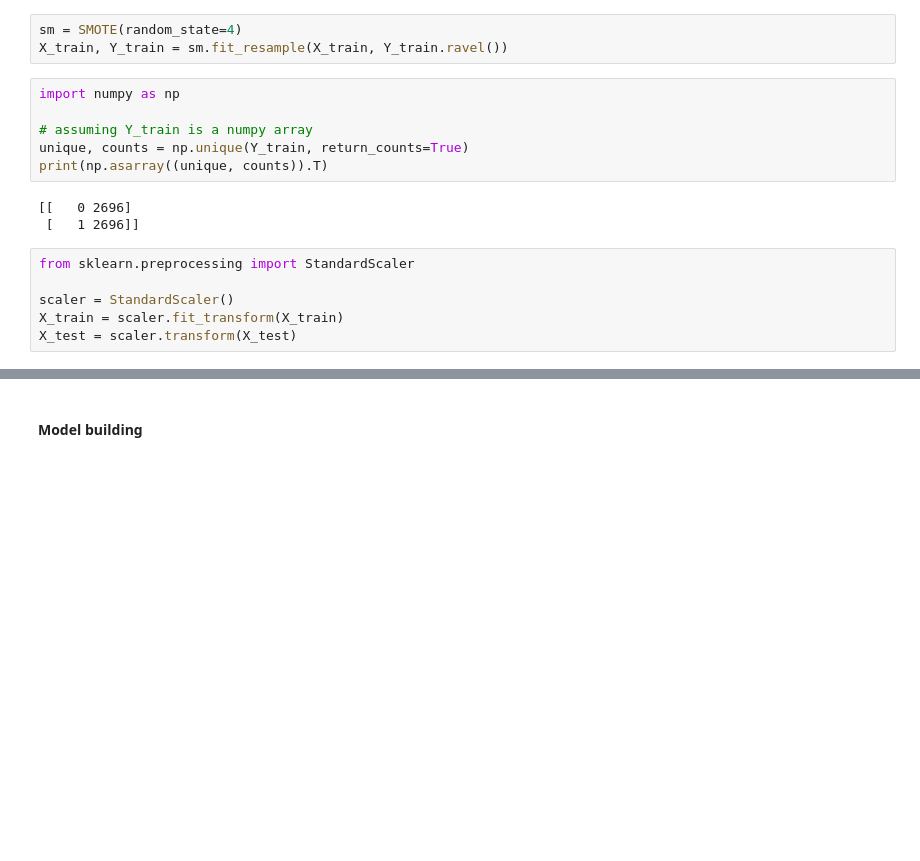
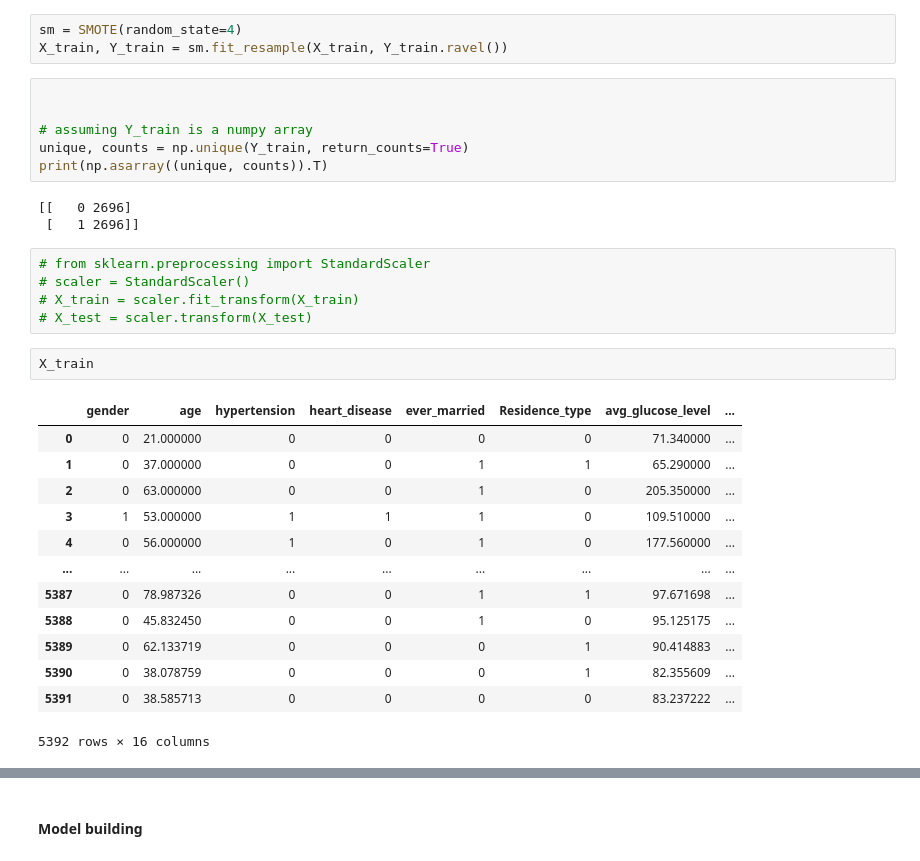
Before and after one commit to IT21925290/FDM_Mini_Project, a Jupyter notebook: Script&model/StrokeScript.ipynb, the cells around one changed output, grey strips where cells are left out. Drawn from its saved outputs; the diff is of its cells as text; blank space fills up the shorter version.

```diff
--- a/Script&model/StrokeScript.ipynb
+++ b/Script&model/StrokeScript.ipynb
@@ -335,7 +324,7 @@ balancing the training dataset using SMOTE
 sm = SMOTE(random_state=4)
 X_train, Y_train = sm.fit_resample(X_train, Y_train.ravel())
 # %%
-import numpy as np
+
 
 # assuming Y_train is a numpy array
 unique, counts = np.unique(Y_train, return_counts=True)
@@ -344,8 +333,23 @@ print(np.asarray((unique, counts)).T)
 [[   0 2696]
  [   1 2696]]
 # %%
-from sklearn.preprocessing import StandardScaler
-
-scaler = StandardScaler()
-X_train = scaler.fit_transform(X_train)
-X_test = scaler.transform(X_test)
+# from sklearn.preprocessing import StandardScaler
+# scaler = StandardScaler()
+# X_train = scaler.fit_transform(X_train)
+# X_test = scaler.transform(X_test)
+# %%
+X_train
+# %% [output]
+|  | gender | age | hypertension | heart_disease | ever_married | Residence_type | avg_glucose_level | ... |
+| 0 | 0 | 21.000000 | 0 | 0 | 0 | 0 | 71.340000 | ... |
+| 1 | 0 | 37.000000 | 0 | 0 | 1 | 1 | 65.290000 | ... |
+| 2 | 0 | 63.000000 | 0 | 0 | 1 | 0 | 205.350000 | ... |
+| 3 | 1 | 53.000000 | 1 | 1 | 1 | 0 | 109.510000 | ... |
+| 4 | 0 | 56.000000 | 1 | 0 | 1 | 0 | 177.560000 | ... |
+| ... | ... | ... | ... | ... | ... | ... | ... | ... |
+| 5387 | 0 | 78.987326 | 0 | 0 | 1 | 1 | 97.671698 | ... |
+| 5388 | 0 | 45.832450 | 0 | 0 | 1 | 0 | 95.125175 | ... |
+| 5389 | 0 | 62.133719 | 0 | 0 | 0 | 1 | 90.414883 | ... |
+| 5390 | 0 | 38.078759 | 0 | 0 | 0 | 1 | 82.355609 | ... |
+| 5391 | 0 | 38.585713 | 0 | 0 | 0 | 0 | 83.237222 | ... |
+5392 rows × 16 columns
```
Also changed, not shown: parts of 7 cells of this notebook, 2 other files.
